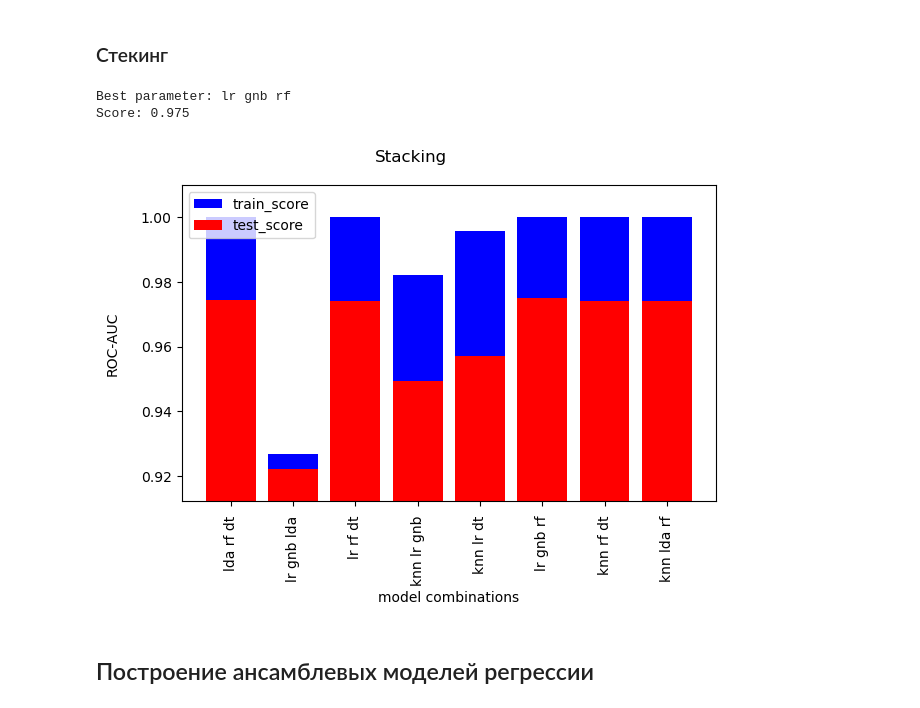
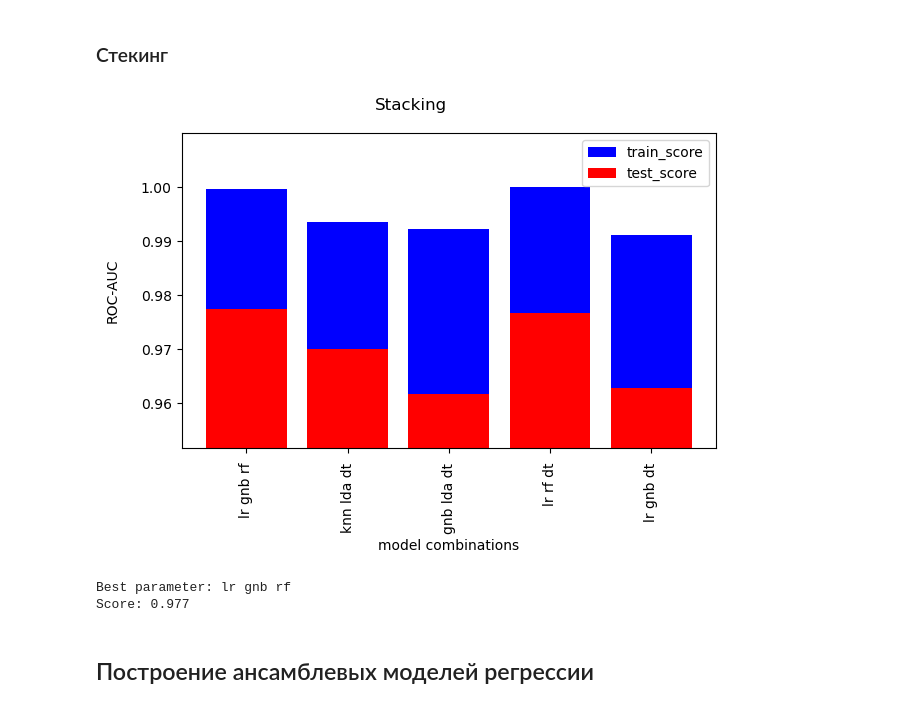
Before and after one commit to fongradnastya/data_analysis5, a Jupyter notebook: notebooks/work5.ipynb, the cells around one changed output. Drawn from its saved outputs; the diff is of its cells as text; code cells hidden in the pictures.

```diff
--- a/notebooks/work5.ipynb
+++ b/notebooks/work5.ipynb
@@ -272,36 +171,0 @@ def get_new_combinations(combinations, used):
-# %%
-def create_stacking_model(estimators, sample_len=3, samples_cnt=5, is_regression=False):
-    """
-
-    :param estimators:
-    :param sample_len:
-    :param samples_cnt:
-    :param is_regression:
-    :return:
-    """
-    new_combinations = list(combinations(estimators, sample_len))
-    names = []
-    train = []
-    test = []
-    used_combinations = []
-    for i in range(samples_cnt):
-        combination, used_combinations = get_new_combinations(
-            new_combinations, used_combinations)
-        if not is_regression:
-            model = StackingClassifier(combination)
-            model.fit(x_train_c, y_train_c)
-            y_pred_train = model.predict_proba(x_train_c)[:, 1]
-            y_pred_test = model.predict_proba(x_test_c)[:, 1]
-            train.append(roc_auc_score(y_train_c, y_pred_train))
-            test.append(roc_auc_score(y_test_c, y_pred_test))
-        else:
-            model = StackingRegressor(combination, final_estimator=RandomForestRegressor(n_estimators=5))
-            model.fit(x_train_r, y_train_r)
-            train.append(model.score(x_train_r, y_train_r))
-            test.append(model.score(x_test_r, y_test_r))
-        name = ""
-        for item, _ in combination:
-            name += item + " "
-        names.append(name)
-    build_stacking_graph(names, train, test, regression=is_regression)
-    return get_best_score(test, names)
@@ -388,11 +207,11 @@ estimators = [
     ('dt', DecisionTreeClassifier())
 ]
 # %%
-score_s_c = create_stacking_model(estimators, samples_cnt=8)
+score_s_c = create_stacking_model(estimators, x_train_c, y_train_c, x_test_c, y_test_c)
 # %% [output]
+[figure, new version]
 Best parameter: lr gnb rf
-Score: 0.975
+Score: 0.977
-[figure, old version]
 # %% [markdown]
 ## Построение ансамблевых моделей регрессии
 # %% [markdown]
```
Also changed, not shown: parts of 13 cells of this notebook, 1 other file.
